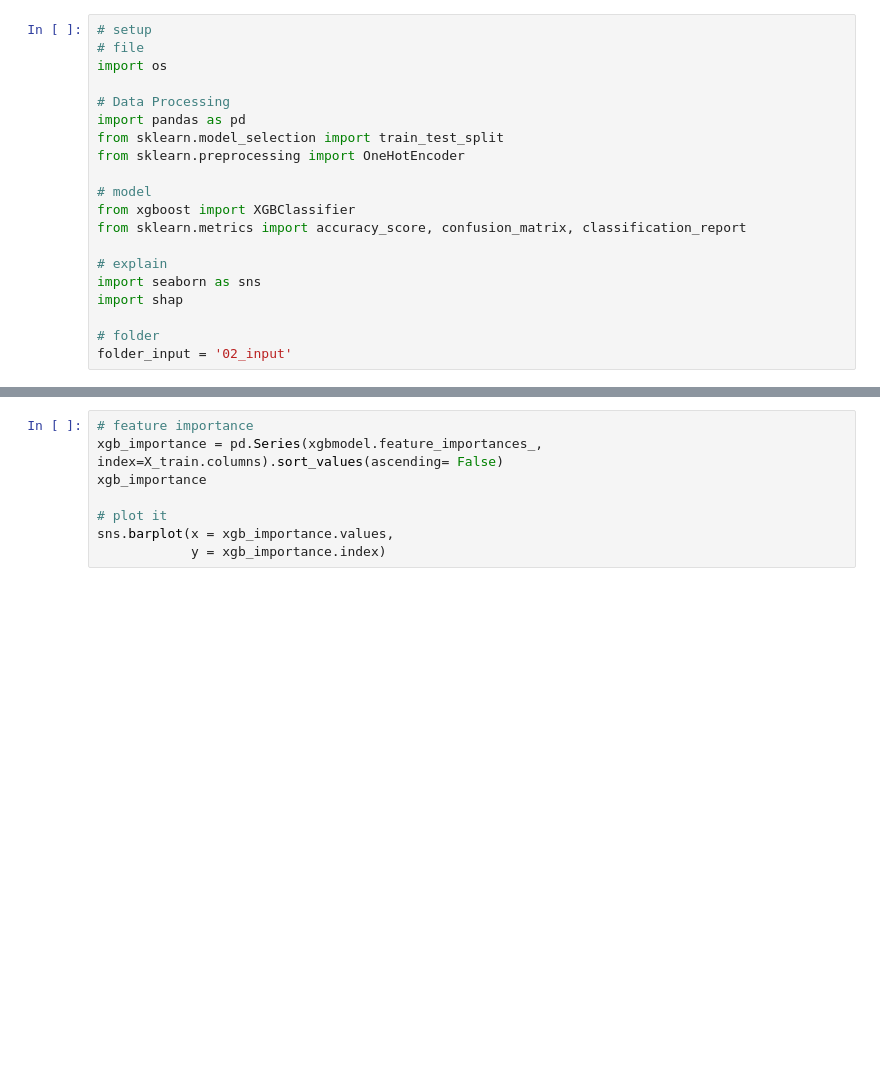
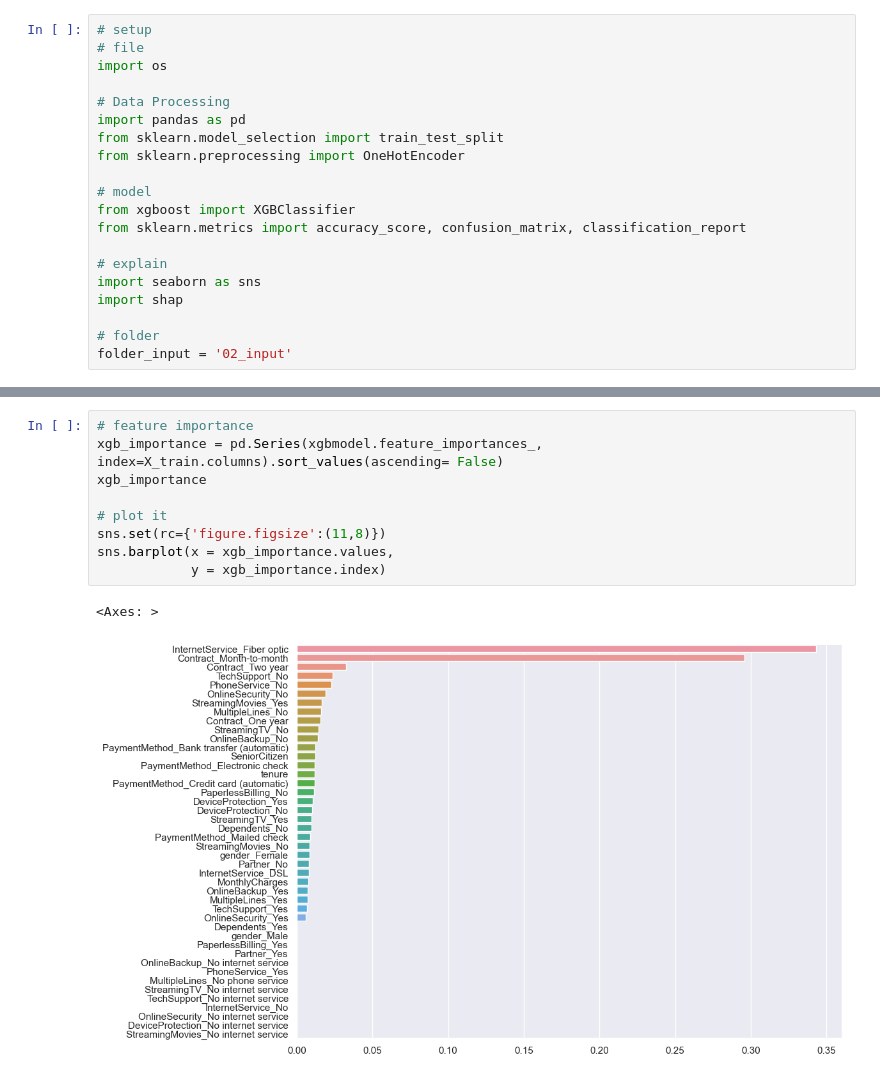
Before and after one commit to Lavinialau/Telecom-churn, a Jupyter notebook: 01_code/3_XGB.ipynb, the cells around one changed output, grey strips where cells are left out. Saved outputs shown, nothing was run; the diff lists cells and outputs as text; blank space fills up the shorter version.

```diff
--- a/01_code/3_XGB.ipynb
+++ b/01_code/3_XGB.ipynb
@@ -140,8 +151,12 @@ weighted avg       0.77      0.78      0.77      1761
 # %%
 # feature importance
 xgb_importance = pd.Series(xgbmodel.feature_importances_, index=X_train.columns).sort_values(ascending= False)
 xgb_importance
 
 # plot it
+sns.set(rc={'figure.figsize':(11,8)})
 sns.barplot(x = xgb_importance.values,
             y = xgb_importance.index)
+# %% [output]
+<Axes: >
+[figure, added]
```
Also changed, not shown: parts of 7 cells of this notebook, 1 other file.
